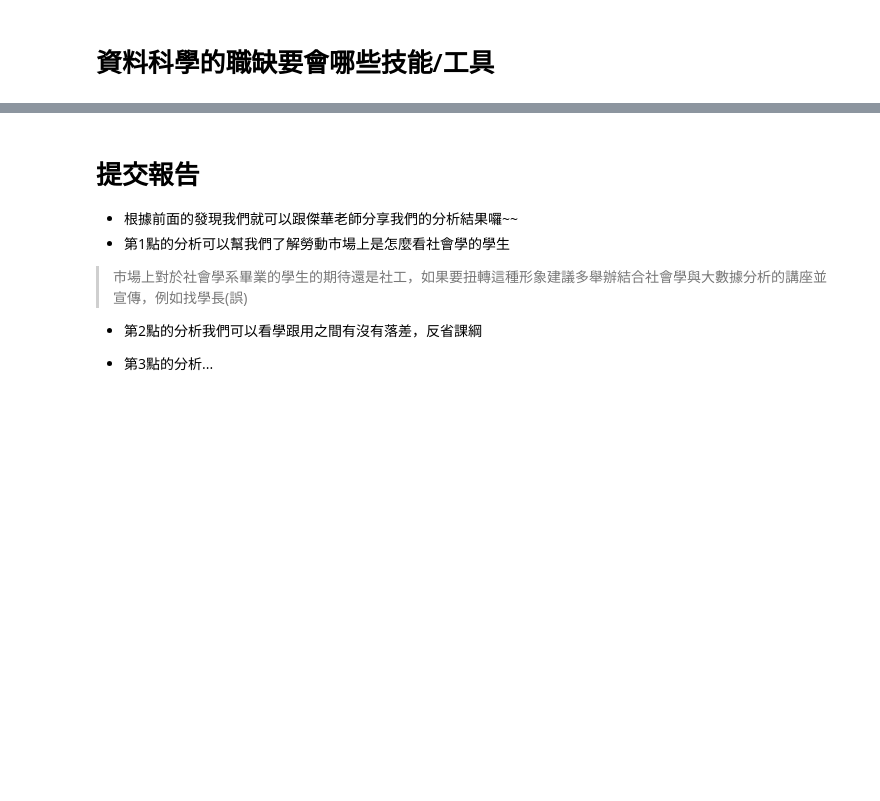
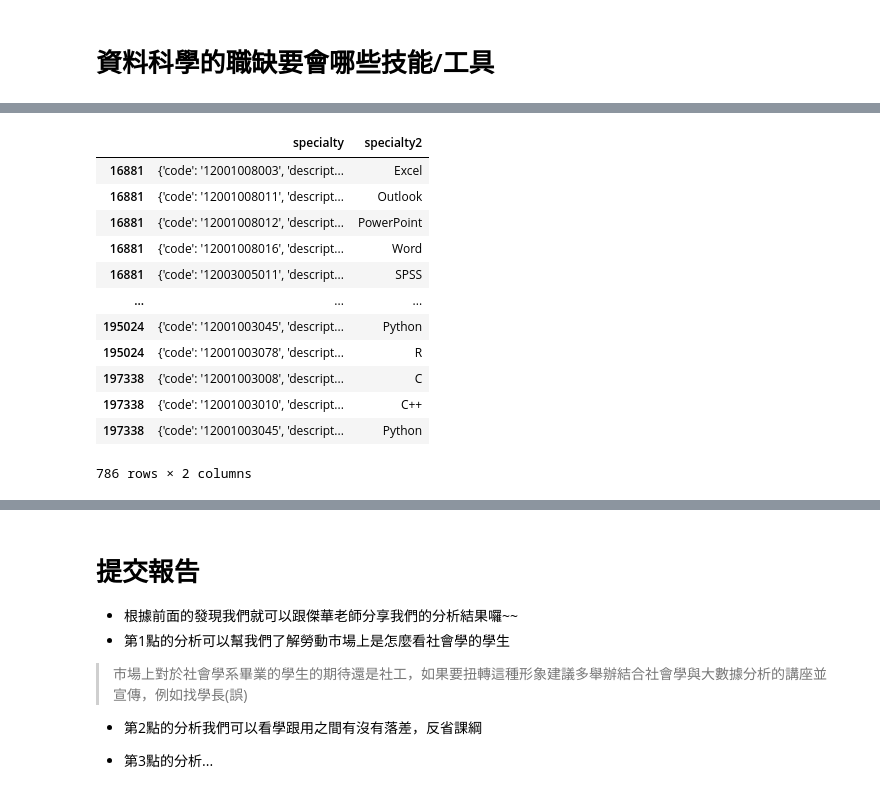
Before and after one commit to tlyu0419/Major-Position-And-Salary-Analysis-Sociology-and-Labor-Market-in-the-Era-of-Big-Data, a Jupyter notebook: JobAnalysis.ipynb, the cells around one changed output, grey strips where cells are left out. Saved outputs shown, nothing was run; the diff lists cells and outputs as text; code cells hidden in the pictures; blank space fills up the shorter version.

```diff
--- a/JobAnalysis.ipynb
+++ b/JobAnalysis.ipynb
@@ -1107,0 +455,19 @@ array([False, False, False, ..., False, False, False])
+# %%
+df_spec = ds_jobs.loc[:,['specialty']].explode('specialty')
+df_spec = df_spec.loc[df_spec['specialty'].notnull(),:]
+df_spec['specialty2'] = df_spec['specialty'].apply(lambda x: x['description'])
+df_spec
+# %% [output]
+|  | specialty | specialty2 |
+| 16881 | {'code': '12001008003', 'descript... | Excel |
+| 16881 | {'code': '12001008011', 'descript... | Outlook |
+| 16881 | {'code': '12001008012', 'descript... | PowerPoint |
+| 16881 | {'code': '12001008016', 'descript... | Word |
+| 16881 | {'code': '12003005011', 'descript... | SPSS |
+| ... | ... | ... |
+| 195024 | {'code': '12001003045', 'descript... | Python |
+| 195024 | {'code': '12001003078', 'descript... | R |
+| 197338 | {'code': '12001003008', 'descript... | C |
+| 197338 | {'code': '12001003010', 'descript... | C++ |
+| 197338 | {'code': '12001003045', 'descript... | Python |
+786 rows × 2 columns
```
Also changed, not shown: parts of 57 cells of this notebook.
